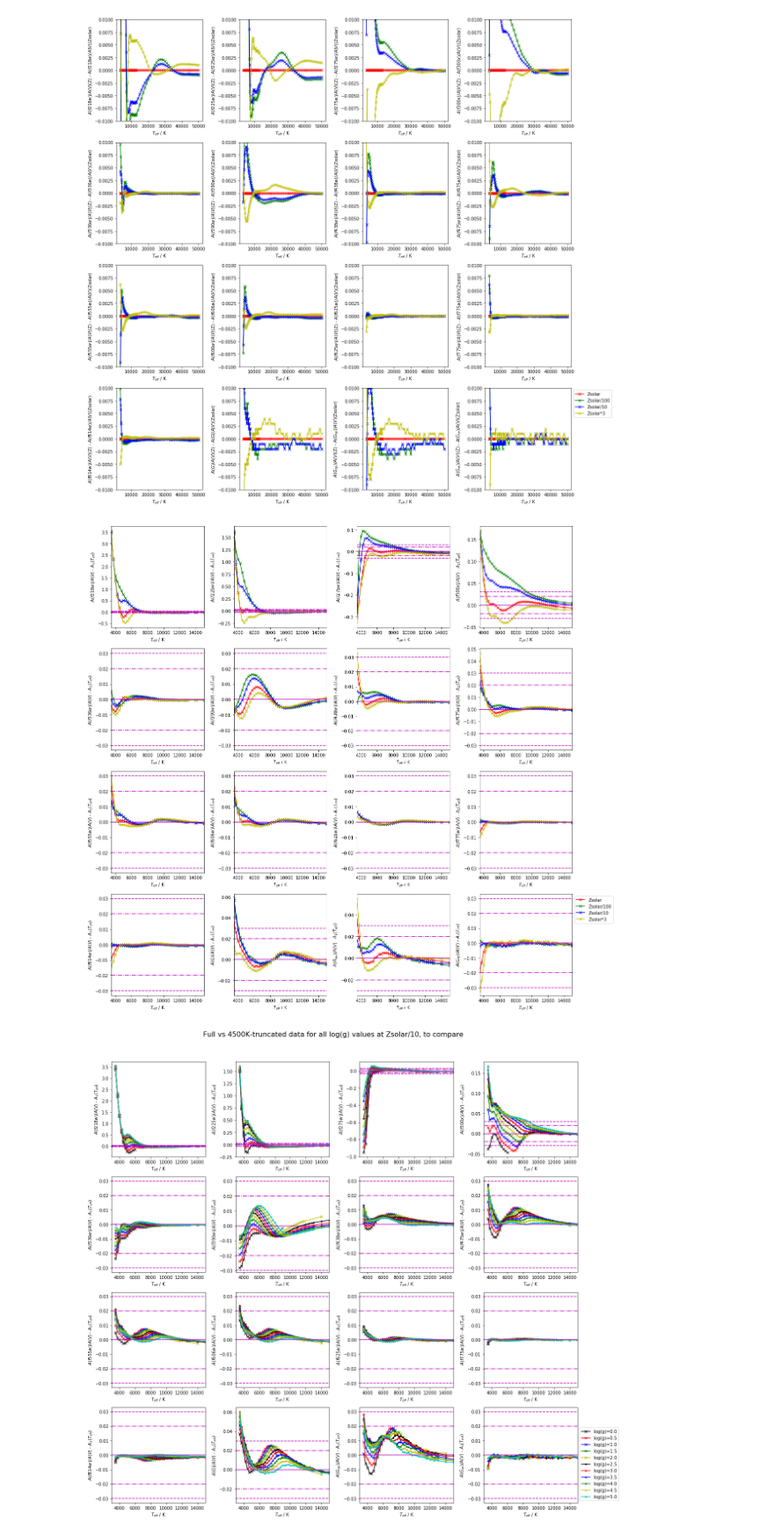
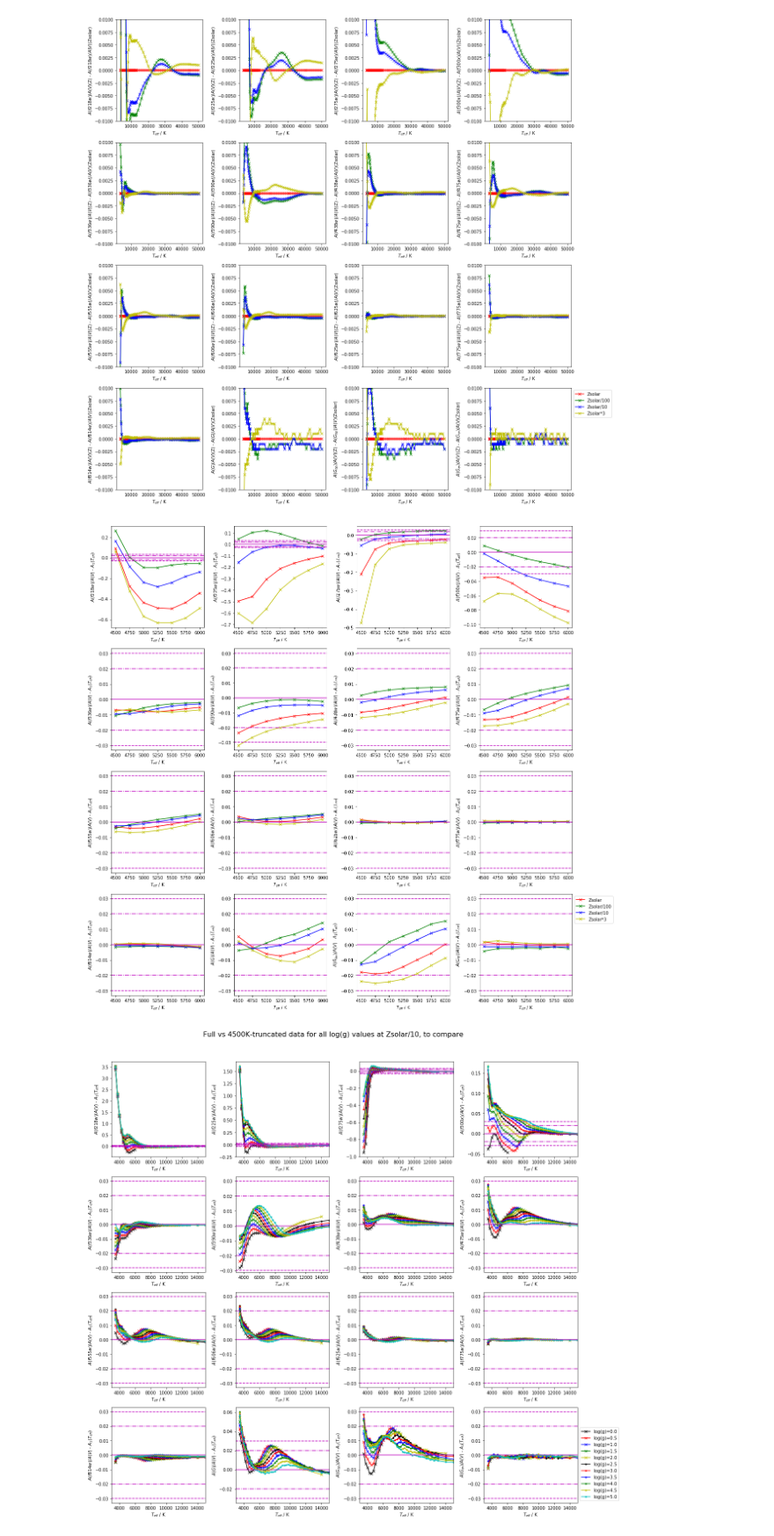
Before and after one commit to AlexlwAstro/phd_work, a Jupyter notebook: gaia_spectra_plots.ipynb, the cells around one changed output. Shown at 88% size. Drawn from its saved outputs; the diff is of its cells as text; code cells hidden in the pictures.

```diff
--- a/gaia_spectra_plots.ipynb
+++ b/gaia_spectra_plots.ipynb
@@ -2753,36 +2774,36 @@ fig.savefig('Aall_vs_Teff_logg=' + keyval + '_all_Zs_diff_fulldata_Zsolar.pdf',
 # %%
 fig,zax = plt.subplots(nrows=4,ncols=4,figsize=(16, 16))
 zax = zax.ravel()
 
 keyval = '5.0'
 Teff_cut = 15000
 #15000
 #plt.set_cmap('gnuplot')
 for i in range(2,18):
-    #_4500K
-    zax[i-2].plot((comb_dict_zs[keyval])[:,0],((comb_dict_zs[keyval])[:,i] - (R1_sim_points_dict_full[keyval])[:,i]),'r',marker='x',label='Zsolar')
-    zax[i-2].plot((comb_dict_zs[keyval])[:,0],((comb_dict_z2[keyval])[:,i] - (R1_sim_points_dict_full[keyval])[:,i]),'g',marker='x',label='Zsolar/100')
-    zax[i-2].plot((comb_dict_zs[keyval])[:,0],((comb_dict_z1[keyval])[:,i] - (R1_sim_points_dict_full[keyval])[:,i]),'b',marker='x',label='Zsolar/10')
-    zax[i-2].plot((comb_dict_zs[keyval])[:,0],((comb_dict_zh[keyval])[:,i] - (R1_sim_points_dict_full[keyval])[:,i]),'y',marker='x',label='Zsolar*3')
-    if (max((comb_dict_zs[keyval])[:,0]) > float(Teff_cut)):
-        zax[i-2].set_xlim(min((comb_dict_zs[keyval])[:,0]),float(Teff_cut))
+    #_4500K _full
+    zax[i-2].plot((comb_dict_zs_4500K[keyval])[:,0],((comb_dict_zs_4500K[keyval])[:,i] - (R1_sim_points_dict[keyval])[:,i]),'r',marker='x',label='Zsolar')
+    zax[i-2].plot((comb_dict_zs_4500K[keyval])[:,0],((comb_dict_z2_4500K[keyval])[:,i] - (R1_sim_points_dict[keyval])[:,i]),'g',marker='x',label='Zsolar/100')
+    zax[i-2].plot((comb_dict_zs_4500K[keyval])[:,0],((comb_dict_z1_4500K[keyval])[:,i] - (R1_sim_points_dict[keyval])[:,i]),'b',marker='x',label='Zsolar/10')
+    zax[i-2].plot((comb_dict_zs_4500K[keyval])[:,0],((comb_dict_zh_4500K[keyval])[:,i] - (R1_sim_points_dict[keyval])[:,i]),'y',marker='x',label='Zsolar*3')
+    if (max((comb_dict_zs_4500K[keyval])[:,0]) > float(Teff_cut)):
+        zax[i-2].set_xlim(min((comb_dict_zs_4500K[keyval])[:,0]),float(Teff_cut))
     #if (i==5):
     #    zax[i-2].set_ylim(1.96,2.00)
     zax[i-2].set_xlabel(var_names_comb[0])
     zax[i-2].set_ylabel(var_names_comb[i] + ' - $A_{1}(T_{eff})$')
     zax[i-2].axhline(y=0,color='m')
     zax[i-2].axhline(y=0.03,color='m',linestyle='--')
     zax[i-2].axhline(y=-0.03,color='m',linestyle='--')
     #zax[i-2].set_ylim(-0.02,0.02)
     zax[i-2].axhline(y=0.02,color='m',linestyle='-.')
     zax[i-2].axhline(y=-0.02,color='m',linestyle='-.')
     zax[i-2].ticklabel_format(useOffset=False)
     fig.tight_layout()
 plt.legend(loc='upper left', bbox_to_anchor=(1.0, 1.0))
 plt.show()
-fig.savefig('Aall_vs_Teff_logg=' + keyval + '_all_Zs_diff_fulldata_R1_pred_15000K.pdf', bbox_inches='tight')
+fig.savefig('Aall_vs_Teff_logg=' + keyval + '_all_Zs_diff_R1_pred_15000K.pdf', bbox_inches='tight')
 # %% [output]
-[figure, old version]
+[figure, new version]
 # %%
 # log(g) difference comparison
 
```
Also changed, not shown: parts of 3 cells of this notebook, 13 other files.
